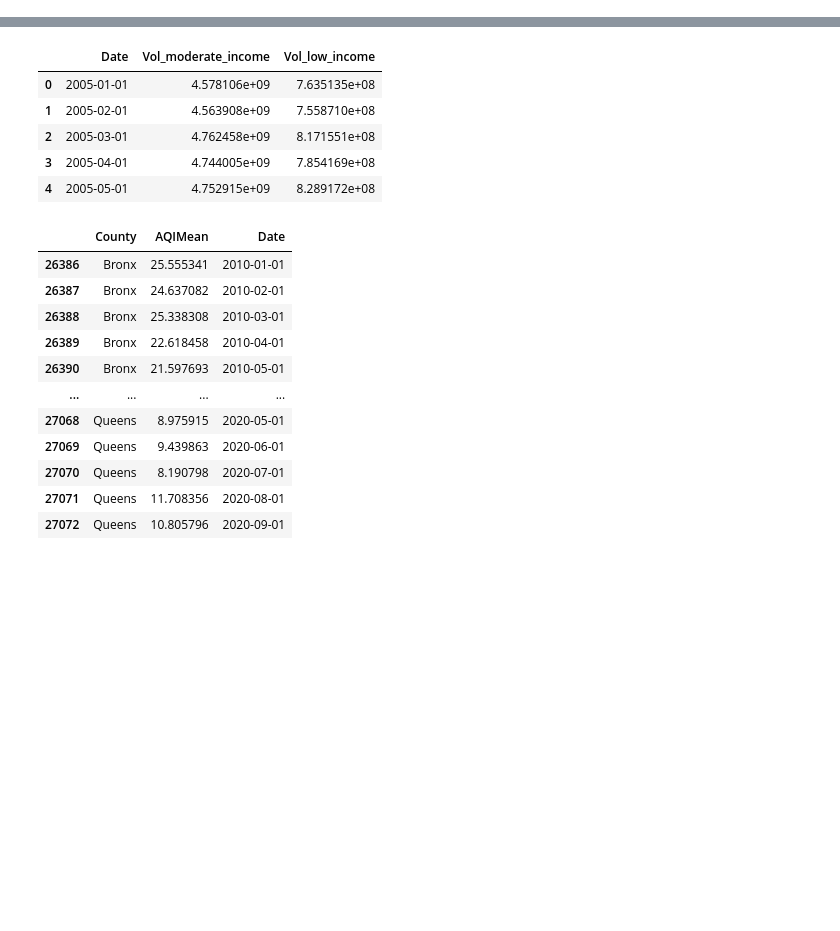
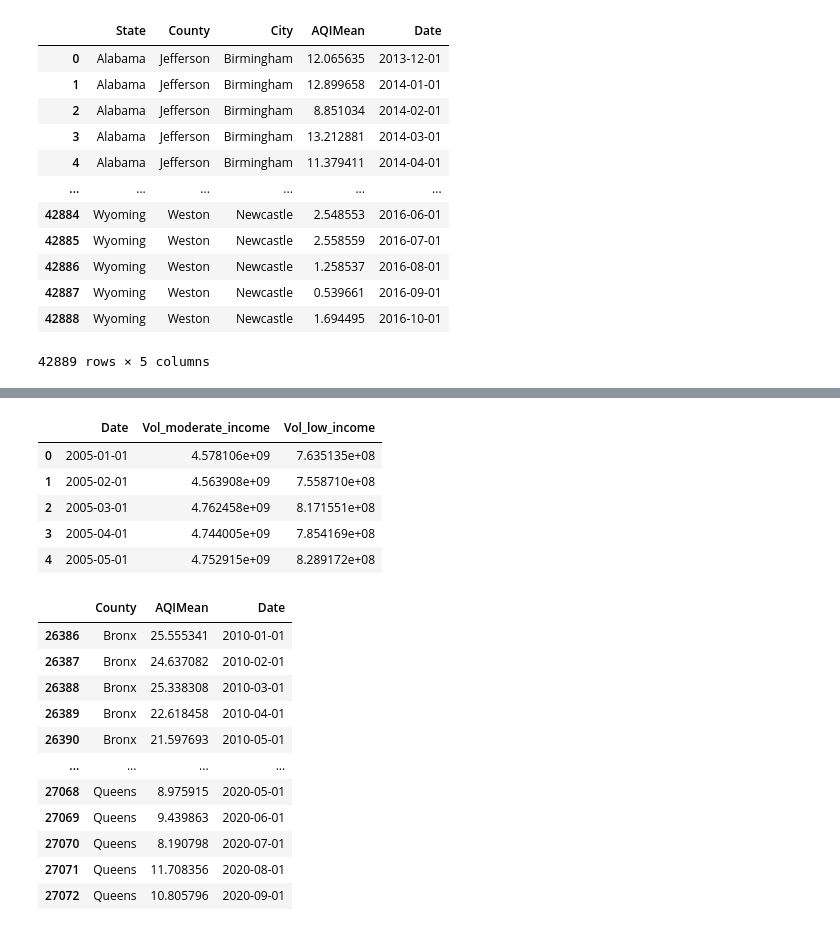
Before and after one commit to EugeniaDickson/zillow_rent_index, a Jupyter notebook: casey/pipeline-execution-test.ipynb, the cells around one changed output, grey strips where cells are left out. Cells and saved outputs as stored; diff of their text form; code cells hidden in the pictures; blank space fills up the shorter version.

Commit message:
airquality issue

```diff
--- a/casey/pipeline-execution-test.ipynb
+++ b/casey/pipeline-execution-test.ipynb
@@ -4,3 +4,19 @@ import numpy as np
 import matplotlib.pyplot as plt
 # %%
 %run ../Jane/extract_data.py
+# %%
+airqual_data
+# %% [output]
+|  | State | County | City | AQIMean | Date |
+| 0 | Alabama | Jefferson | Birmingham | 12.065635 | 2013-12-01 |
+| 1 | Alabama | Jefferson | Birmingham | 12.899658 | 2014-01-01 |
+| 2 | Alabama | Jefferson | Birmingham | 8.851034 | 2014-02-01 |
+| 3 | Alabama | Jefferson | Birmingham | 13.212881 | 2014-03-01 |
+| 4 | Alabama | Jefferson | Birmingham | 11.379411 | 2014-04-01 |
+| ... | ... | ... | ... | ... | ... |
+| 42884 | Wyoming | Weston | Newcastle | 2.548553 | 2016-06-01 |
+| 42885 | Wyoming | Weston | Newcastle | 2.558559 | 2016-07-01 |
+| 42886 | Wyoming | Weston | Newcastle | 1.258537 | 2016-08-01 |
+| 42887 | Wyoming | Weston | Newcastle | 0.539661 | 2016-09-01 |
+| 42888 | Wyoming | Weston | Newcastle | 1.694495 | 2016-10-01 |
+42889 rows × 5 columns
```
Also changed, not shown: parts of 7 cells of this notebook, 1 other file.
